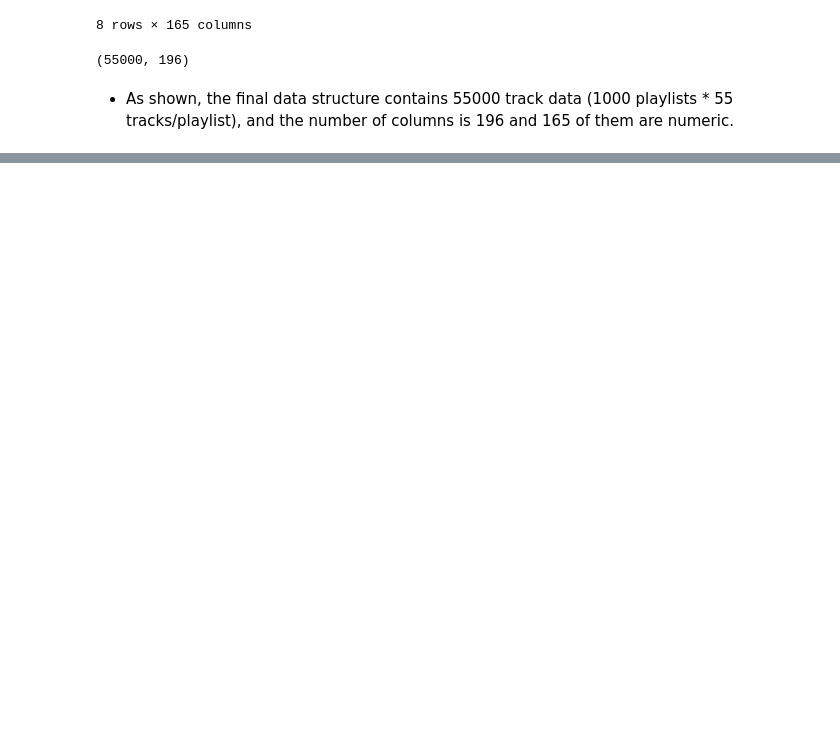
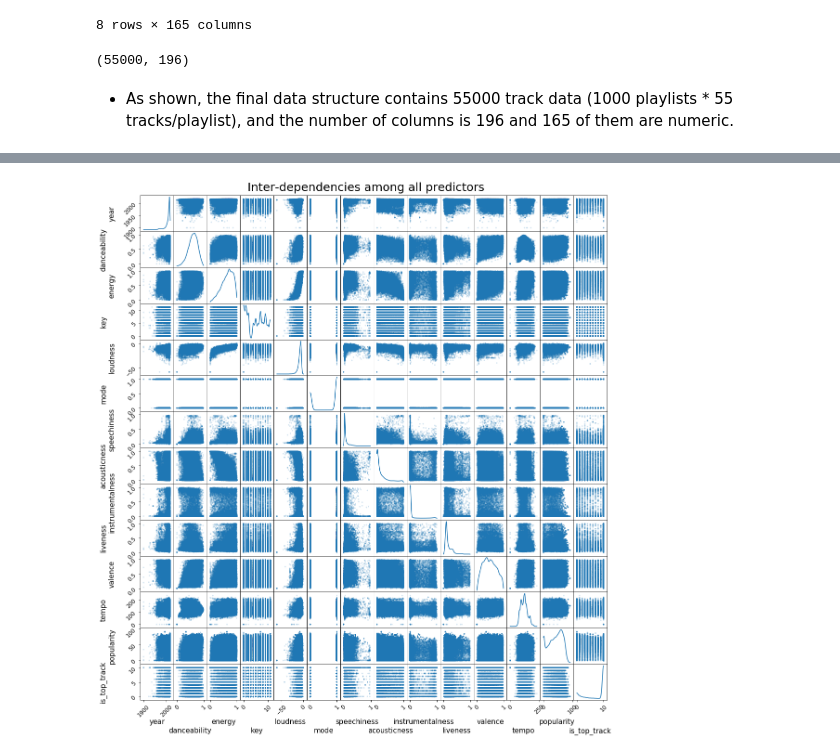
Before and after one commit to slee25/AC209A_SpotifyGroup30, a Jupyter notebook: notebooks/Data_Collection_EDA.ipynb, the cells around one changed output, grey strips where cells are left out. Saved outputs shown, nothing was run; the diff lists cells and outputs as text; code cells hidden in the pictures; blank space fills up the shorter version.

```diff
--- a/notebooks/Data_Collection_EDA.ipynb
+++ b/notebooks/Data_Collection_EDA.ipynb
@@ -743,0 +790,30 @@ display(playlists_df_full_part3.shape)
+# %%
+def draw_inter_dependencies(feature_arg, title_arg : str):
+    '''
+    Input
+        feature_arg : feature data of which we will draw distribution
+        title_arg : title of the plot
+    '''
+    ax = scatter_matrix(feature_arg, alpha=0.2, figsize=(18,20), diagonal='kde', range_padding = 0.25)
+
+    for aa in np.arange(ax.shape[0]):
+        for bb in np.arange(ax.shape[1]):
+            ax[aa,bb].tick_params(labelsize=12)
+            ax[aa,bb].tick_params(axis='both', labelrotation=45)
+            ax[aa,bb].xaxis.label.set_size(15)
+            ax[aa,bb].yaxis.label.set_size(15)
+
+            if (bb % 2 == 0):
+                ax[aa,bb].xaxis.set_label_coords(0.5,-0.5)
+            else:
+                ax[aa,bb].xaxis.set_label_coords(0.5,-0.75)
+            if (aa % 2 == 0):
+                ax[aa,bb].yaxis.set_label_coords(-0.75,0.5)
+            else:
+                ax[aa,bb].yaxis.set_label_coords(-1.0,0.5)
+
+    plt.suptitle(title_arg, fontsize=25,y=0.9);
+# %%
+draw_inter_dependencies(playlists_df_full_section3_4[feature_lists], 'Inter-dependencies among all predictors')
+# %% [output]
+[figure, added]
```
Also changed, not shown: parts of 36 cells of this notebook, 8 other files.
